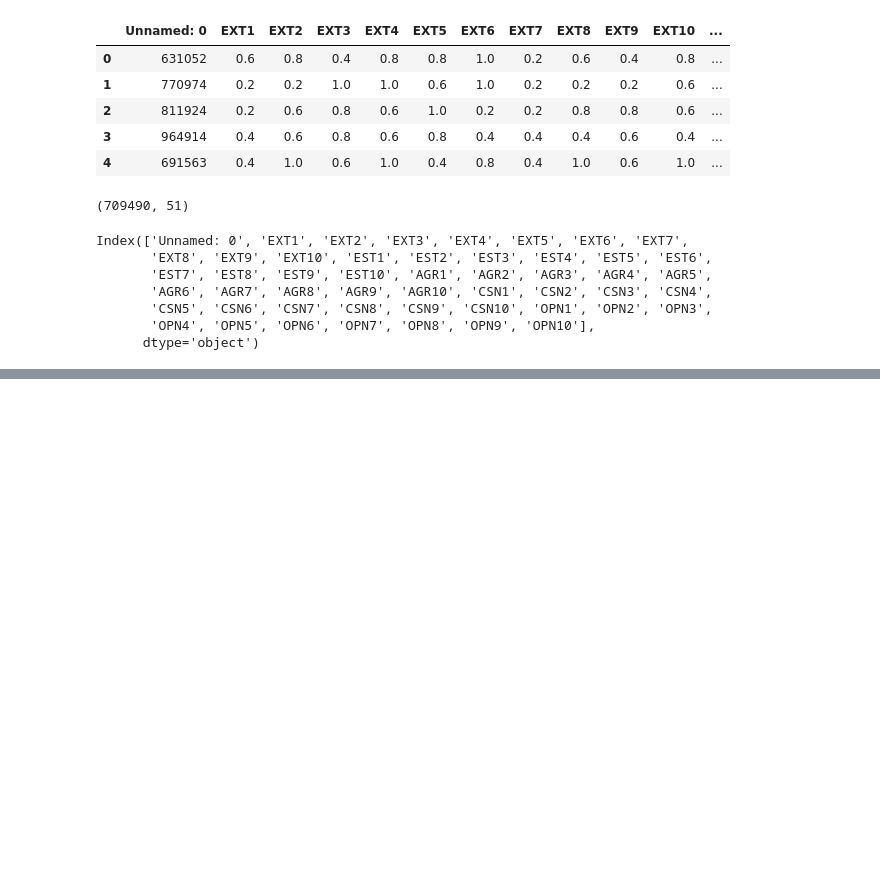
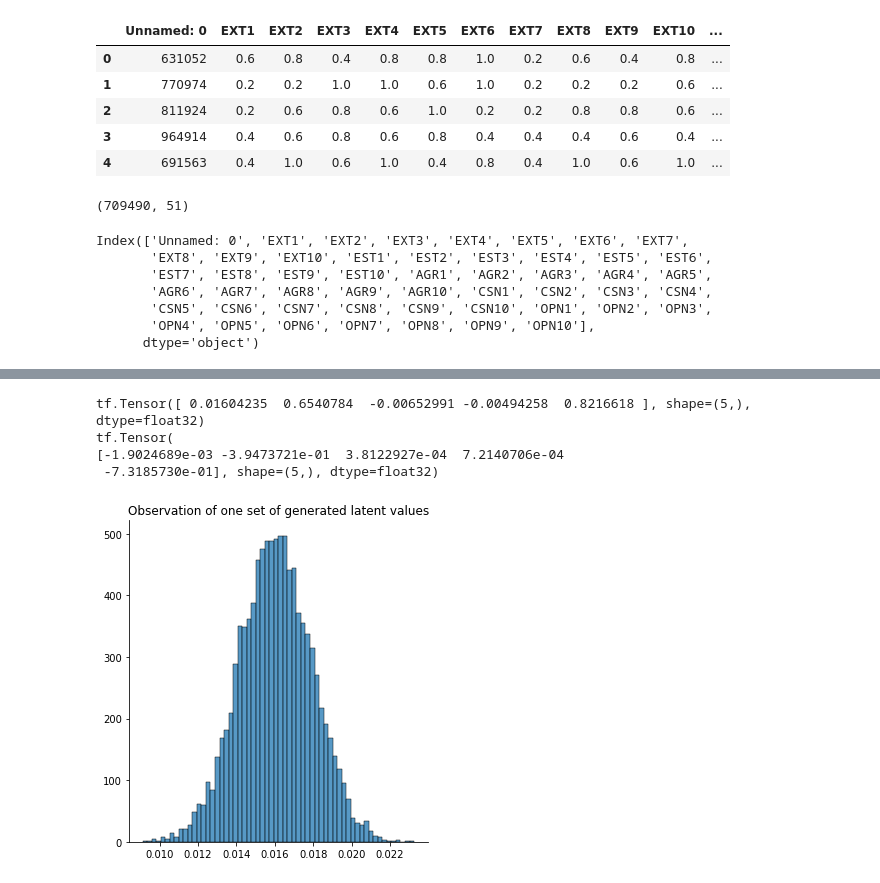
Before and after one commit to rodriguezj1/reu_uiowa_2021, a Jupyter notebook: Julian_Rodriguez/basicVAE_Big5.ipynb, the cells around one changed output, grey strips where cells are left out. Drawn from its saved outputs; the diff is of its cells as text; code cells hidden in the pictures; blank space fills up the shorter version.

```diff
--- a/Julian_Rodriguez/basicVAE_Big5.ipynb
+++ b/Julian_Rodriguez/basicVAE_Big5.ipynb
@@ -191,0 +269,2 @@ class Sampling(layers.Layer):
+# %%
+X_test.drop("Unnamed: 0", axis = 1, inplace = True)
@@ -191,0 +280,25 @@ class Sampling(layers.Layer):
+# %%
+X_test = X_test.to_numpy()
+# %%
+# Here we push the test data through the encoder to get the lower dimensional representation of the test data or the latent traits
+traits_num = encoder(X_test)
+means_one = traits_num[0][0]
+std_one = traits_num[1][0]
+print(means_one)
+print(std_one)
+# %% [output]
+tf.Tensor([ 0.01604235  0.6540784  -0.00652991 -0.00494258  0.8216618 ], shape=(5,), dtype=float32)
+tf.Tensor(
+[-1.9024689e-03 -3.9473721e-01  3.8122927e-04  7.2140706e-04
+ -7.3185730e-01], shape=(5,), dtype=float32)
+# %%
+vals = tf.random.normal((10000,), mean = means_one[0], stddev = std_one[0], seed = 42)
+# %%
+#We have no information telling us that these are directly related to any one latent trait
+#We need a contraint in order to map values to certain traits
+sns.displot(vals)
+plt.title('Observation of one set of generated latent values', fontsize = 12)
+plt.ylabel('')
+plt.show()
+# %% [output]
+[figure, added]
```
Also changed, not shown: parts of 21 cells of this notebook.
